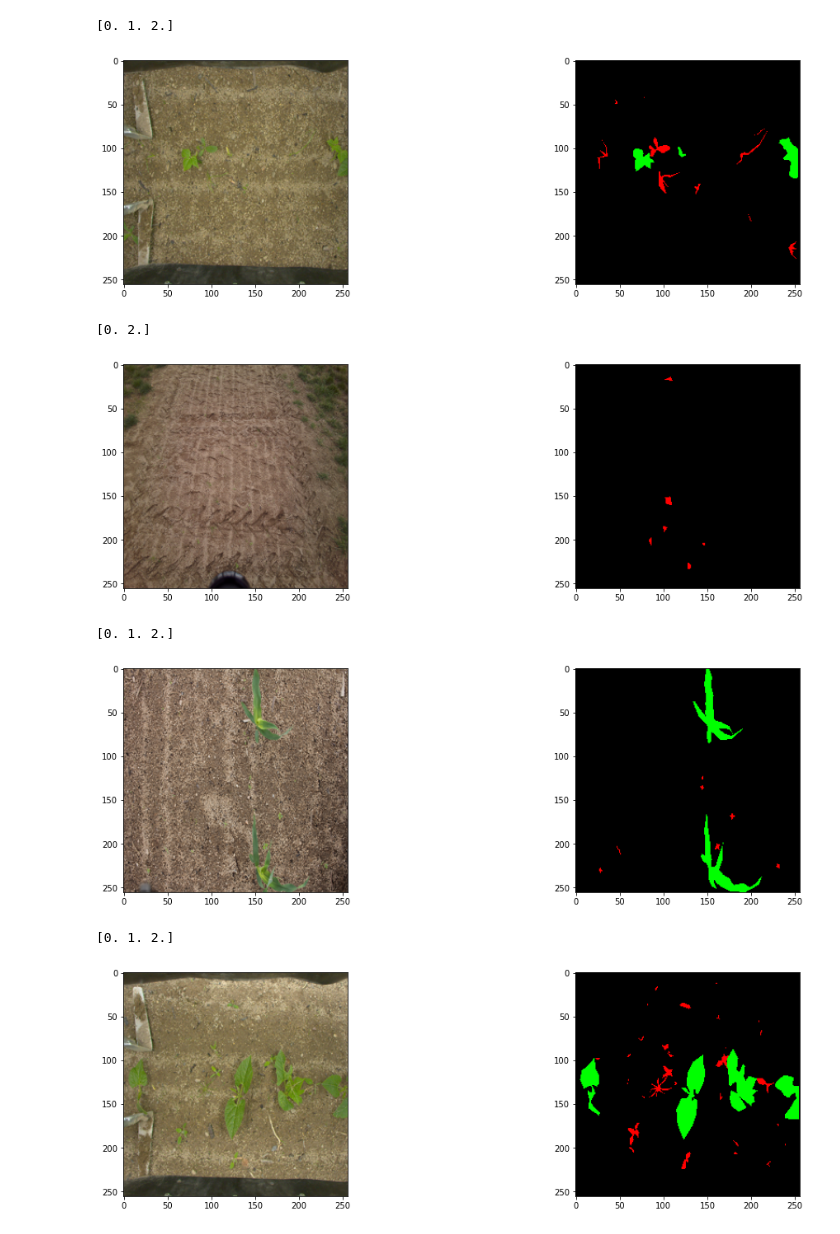
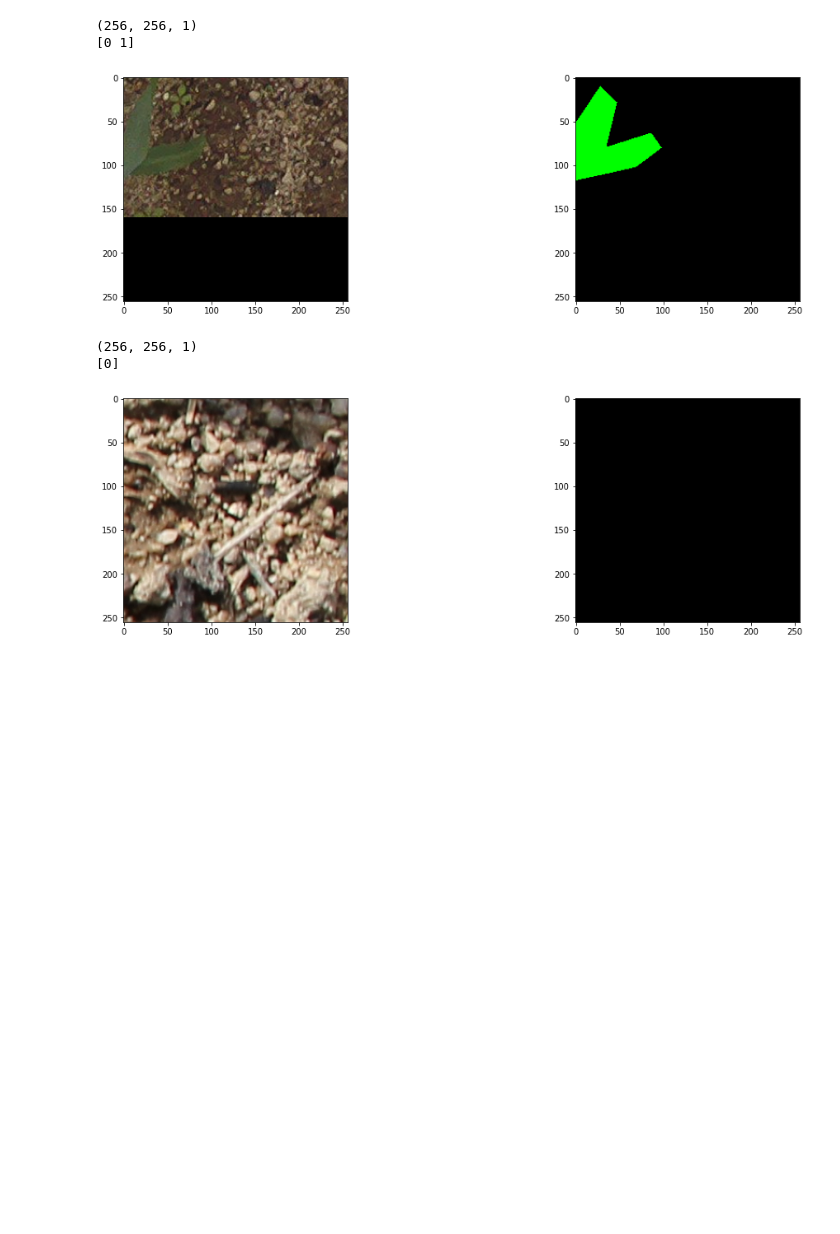
Before and after one commit to rickycorte/polimi-ANNDL, a Jupyter notebook: ANNDL_homework2/contadino.ipynb, the cells around one changed output. Drawn from its saved outputs; the diff is of its cells as text; code cells hidden in the pictures; blank space fills up the shorter version.

```diff
--- a/ANNDL_homework2/contadino.ipynb
+++ b/ANNDL_homework2/contadino.ipynb
@@ -13,11 +13,11 @@ KAGGLE = os.path.exists("/kaggle/input")
 if KAGGLE:
     print("Detected kaggle environment")
 
+bar = '\\' if os.name == 'nt' else '/' # check bar os, i got tired of errors kek
+
+
 target_w = 256
 target_h = 256
 
-batch_size = 2
+
 num_classes = 3
-epochs = 20
-
-learning_rate = 1e-5
@@ -26,3 +24,17 @@ Detected kaggle environment
+# %%
+# usefull functions
+# Print iterations progress
+def printProgressBar (iteration, total, prefix = 'Progress', suffix = '', decimals = 1, length = 100, fill = '█', printEnd = "\r"):
+    percent = ("{0:." + str(decimals) + "f}").format(100 * (iteration / float(total)))
+    filledLength = int(length * iteration // total)
+    bar = fill * filledLength + '-' * (length - filledLength)
+    print(f'\r{prefix} |{bar}| {percent}% {suffix}', end = printEnd)
+    # Print New Line on Complete
+    if iteration == total:
+        print()
+
+def fromCwd(path):
+    return os.path.join(os.getcwd(), path)
 # %%
 # intialization and common utilities
 
@@ -172,39 +269,39 @@ from matplotlib import cm
 import matplotlib.pyplot as plt
 
 %matplotlib inline
 
-for k in range(8):
+for k in range(2):
   # plot
   fig, ax = plt.subplots(1, 2)
   fig.set_size_inches(18, 5, forward=True)
 
   idx = np.random.randint(0, len(x_train))
   augmented_img = x_train[idx]
   target = y_train[idx]
 
   augmented_img = augmented_img * 255  # denormalize
+
+  print(target.shape)
 
   target_img = np.zeros([target.shape[0], target.shape[1], 3])
   target = tf.squeeze(target, axis=-1)
   #target = np.array(target).flatten()
 
   print(np.unique(target))
 
 
   target_img[np.where(target == 0)] = [0, 0, 0]
   target_img[np.where(target == 1)] = [0, 255, 0]
   target_img[np.where(target == 2)] = [255, 0, 0]
 
   ax[0].imshow(np.uint8(augmented_img))
   ax[1].imshow(np.uint8(target_img))
 
   plt.show()
 # %% [output]
-[0. 1. 2.]
+(256, 256, 1)
+[0 1]
-[figure, old version]
+[figure, new version]
-[0. 2.]
+(256, 256, 1)
+[0]
-[figure, old version]
+[figure, new version]
-[0. 1. 2.]
-[figure, removed]
-[0. 1. 2.]
-[figure, removed]
```
Also changed, not shown: parts of 12 cells of this notebook.
